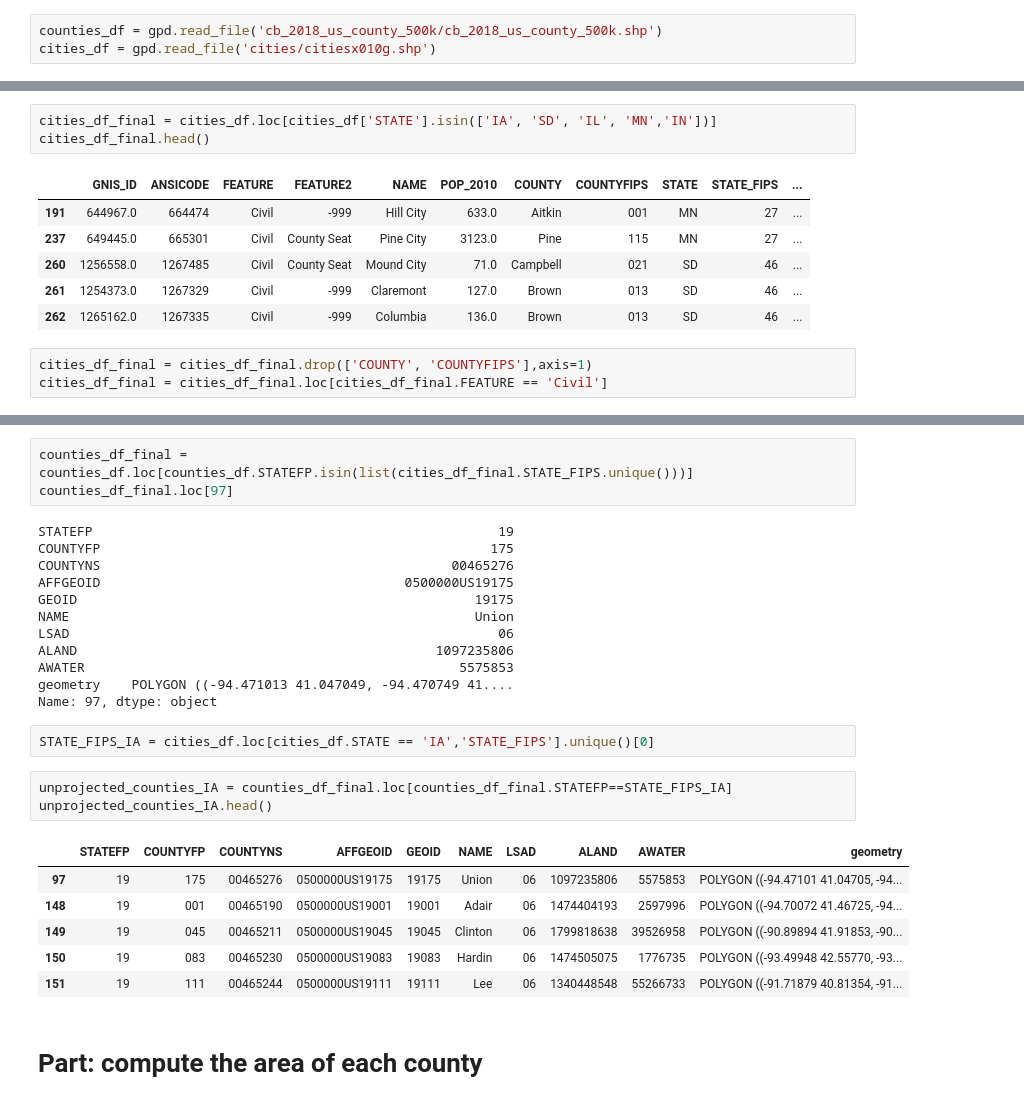
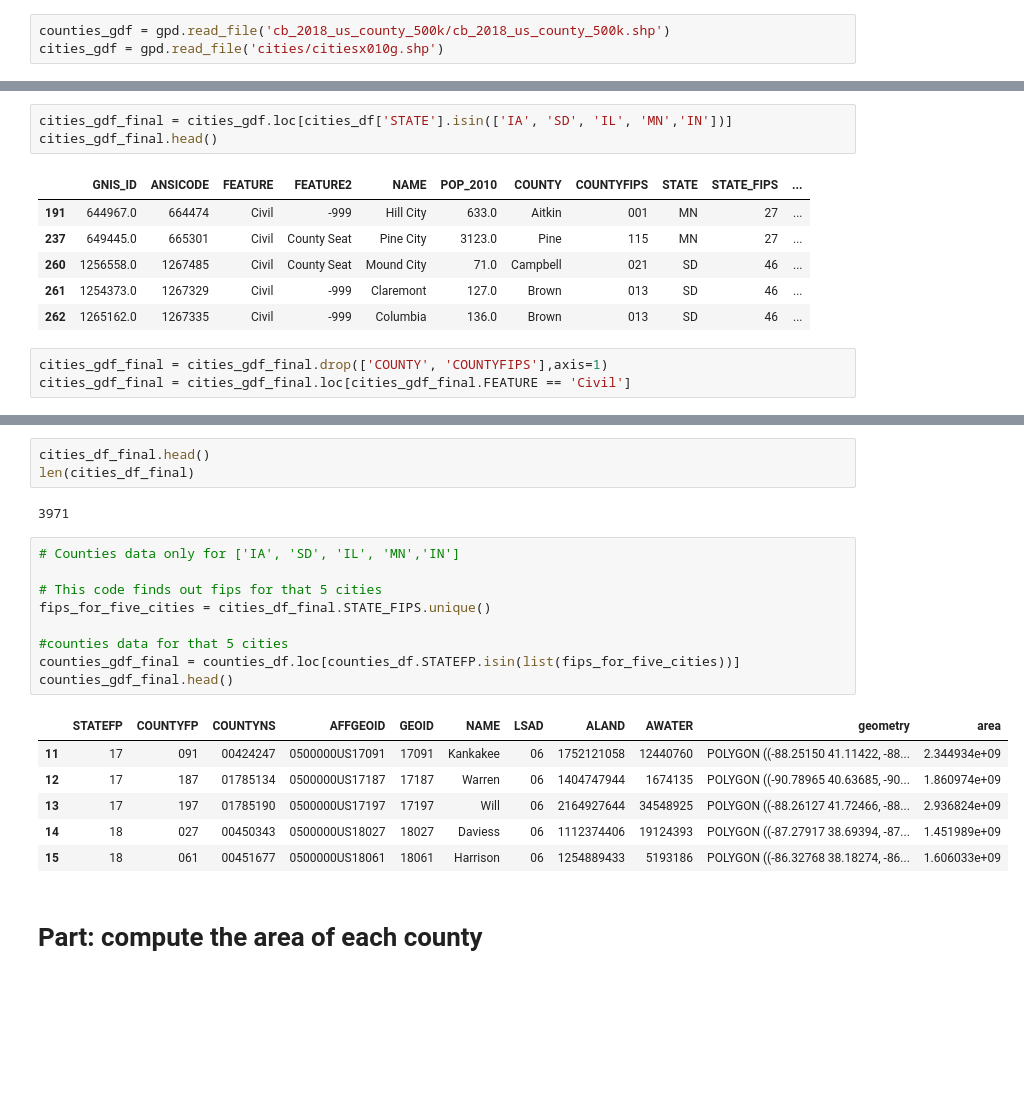
Before and after one commit to rahmanole/CSC585, a Jupyter notebook: project_2/project_2.ipynb, the cells around one changed output, grey strips where cells are left out. Saved outputs shown, nothing was run; the diff lists cells and outputs as text; blank space fills up the shorter version.

```diff
--- a/project_2/project_2.ipynb
+++ b/project_2/project_2.ipynb
@@ -5,4 +6,4 @@ import matplotlib.pyplot as plt
 # %%
-counties_df = gpd.read_file('cb_2018_us_county_500k/cb_2018_us_county_500k.shp')
-cities_df = gpd.read_file('cities/citiesx010g.shp')
+counties_gdf = gpd.read_file('cb_2018_us_county_500k/cb_2018_us_county_500k.shp')
+cities_gdf = gpd.read_file('cities/citiesx010g.shp')
 # %%
@@ -38,8 +39,8 @@ dtype: object
 # %% [markdown]
 # Part: Load and prepare the geopandas dataframes
 # %%
-cities_df_final = cities_df.loc[cities_df['STATE'].isin(['IA', 'SD', 'IL', 'MN','IN'])]
-cities_df_final.head()
+cities_gdf_final = cities_gdf.loc[cities_df['STATE'].isin(['IA', 'SD', 'IL', 'MN','IN'])]
+cities_gdf_final.head()
 # %% [output]
 |  | GNIS_ID | ANSICODE | FEATURE | FEATURE2 | NAME | POP_2010 | COUNTY | COUNTYFIPS | STATE | STATE_FIPS | ... |
 | 191 | 644967.0 | 664474 | Civil | -999 | Hill City | 633.0 | Aitkin | 001 | MN | 27 | ... |
@@ -48,5 +49,5 @@ cities_df_final.head()
 | 261 | 1254373.0 | 1267329 | Civil | -999 | Claremont | 127.0 | Brown | 013 | SD | 46 | ... |
 | 262 | 1265162.0 | 1267335 | Civil | -999 | Columbia | 136.0 | Brown | 013 | SD | 46 | ... |
 # %%
-cities_df_final = cities_df_final.drop(['COUNTY', 'COUNTYFIPS'],axis=1)
-cities_df_final = cities_df_final.loc[cities_df_final.FEATURE == 'Civil']
+cities_gdf_final = cities_gdf_final.drop(['COUNTY', 'COUNTYFIPS'],axis=1)
+cities_gdf_final = cities_gdf_final.loc[cities_gdf_final.FEATURE == 'Civil']
@@ -63,30 +54,24 @@ cities_df_final.head()
-# %%
-counties_df_final = counties_df.loc[counties_df.STATEFP.isin(list(cities_df_final.STATE_FIPS.unique()))]
-counties_df_final.loc[97]
-# %% [output]
-STATEFP                                                    19
-COUNTYFP                                                  175
-COUNTYNS                                             00465276
-AFFGEOID                                       0500000US19175
-GEOID                                                   19175
-NAME                                                    Union
-LSAD                                                       06
-ALAND                                              1097235806
-AWATER                                                5575853
-geometry    POLYGON ((-94.471013 41.047049, -94.470749 41....
-Name: 97, dtype: object
-# %%
-STATE_FIPS_IA = cities_df.loc[cities_df.STATE == 'IA','STATE_FIPS'].unique()[0]
-# %%
-unprojected_counties_IA = counties_df_final.loc[counties_df_final.STATEFP==STATE_FIPS_IA]
-unprojected_counties_IA.head()
-# %% [output]
-|  | STATEFP | COUNTYFP | COUNTYNS | AFFGEOID | GEOID | NAME | LSAD | ALAND | AWATER | geometry |
-| 97 | 19 | 175 | 00465276 | 0500000US19175 | 19175 | Union | 06 | 1097235806 | 5575853 | POLYGON ((-94.47101 41.04705, -94... |
-| 148 | 19 | 001 | 00465190 | 0500000US19001 | 19001 | Adair | 06 | 1474404193 | 2597996 | POLYGON ((-94.70072 41.46725, -94... |
-| 149 | 19 | 045 | 00465211 | 0500000US19045 | 19045 | Clinton | 06 | 1799818638 | 39526958 | POLYGON ((-90.89894 41.91853, -90... |
-| 150 | 19 | 083 | 00465230 | 0500000US19083 | 19083 | Hardin | 06 | 1474505075 | 1776735 | POLYGON ((-93.49948 42.55770, -93... |
-| 151 | 19 | 111 | 00465244 | 0500000US19111 | 19111 | Lee | 06 | 1340448548 | 55266733 | POLYGON ((-91.71879 40.81354, -91... |
+# %%
+cities_df_final.head()
+len(cities_df_final)
+# %% [output]
+3971
+# %%
+# Counties data only for ['IA', 'SD', 'IL', 'MN','IN']
+
+# This code finds out fips for that 5 cities
+fips_for_five_cities = cities_df_final.STATE_FIPS.unique()
+
+#counties data for that 5 cities
+counties_gdf_final = counties_df.loc[counties_df.STATEFP.isin(list(fips_for_five_cities))]
+counties_gdf_final.head()
+# %% [output]
+|  | STATEFP | COUNTYFP | COUNTYNS | AFFGEOID | GEOID | NAME | LSAD | ALAND | AWATER | geometry | area |
+| 11 | 17 | 091 | 00424247 | 0500000US17091 | 17091 | Kankakee | 06 | 1752121058 | 12440760 | POLYGON ((-88.25150 41.11422, -88... | 2.344934e+09 |
+| 12 | 17 | 187 | 01785134 | 0500000US17187 | 17187 | Warren | 06 | 1404747944 | 1674135 | POLYGON ((-90.78965 40.63685, -90... | 1.860974e+09 |
+| 13 | 17 | 197 | 01785190 | 0500000US17197 | 17197 | Will | 06 | 2164927644 | 34548925 | POLYGON ((-88.26127 41.72466, -88... | 2.936824e+09 |
+| 14 | 18 | 027 | 00450343 | 0500000US18027 | 18027 | Daviess | 06 | 1112374406 | 19124393 | POLYGON ((-87.27917 38.69394, -87... | 1.451989e+09 |
+| 15 | 18 | 061 | 00451677 | 0500000US18061 | 18061 | Harrison | 06 | 1254889433 | 5193186 | POLYGON ((-86.32768 38.18274, -86... | 1.606033e+09 |
 # %% [markdown]
 # Part: compute the area of each county
 # %%
```
Also changed, not shown: parts of 24 cells of this notebook.
